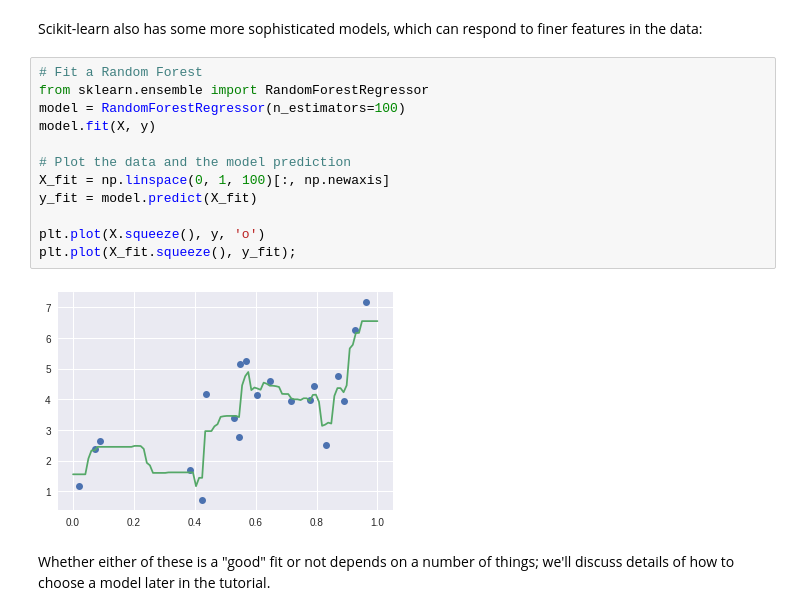
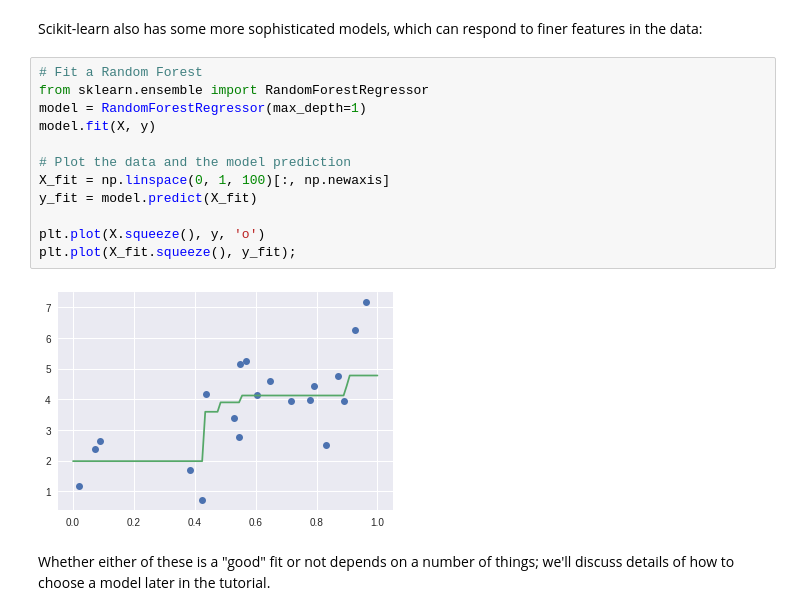
Before and after one commit to ian-r-rose/school-of-data-la-machine-learning, a Jupyter notebook: notebooks/02-introducing-sklearn.ipynb, the cells around one changed output. Saved outputs shown, nothing was run; the diff lists cells and outputs as text.

```diff
--- a/notebooks/02-introducing-sklearn.ipynb
+++ b/notebooks/02-introducing-sklearn.ipynb
@@ -219,17 +222,17 @@ Scikit-learn also has some more sophisticated models, which can respond to finer
 # %%
 # Fit a Random Forest
 from sklearn.ensemble import RandomForestRegressor
-model = RandomForestRegressor(n_estimators=100)
+model = RandomForestRegressor(max_depth=1)
 model.fit(X, y)
 
 # Plot the data and the model prediction
 X_fit = np.linspace(0, 1, 100)[:, np.newaxis]
 y_fit = model.predict(X_fit)
 
 plt.plot(X.squeeze(), y, 'o')
 plt.plot(X_fit.squeeze(), y_fit);
 # %% [output]
-[figure, old version]
+[figure, new version]
 # %% [markdown]
 Whether either of these is a "good" fit or not depends on a number of things; we'll discuss details of how to choose a model later in the tutorial.
 # %% [markdown]
```
Also changed, not shown: parts of 11 cells of this notebook, 2 other files.
